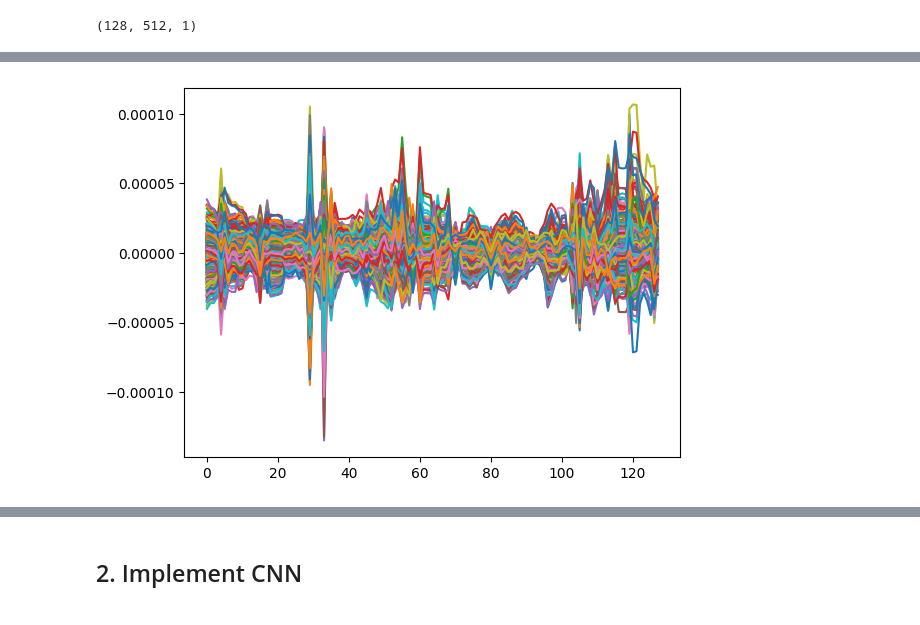
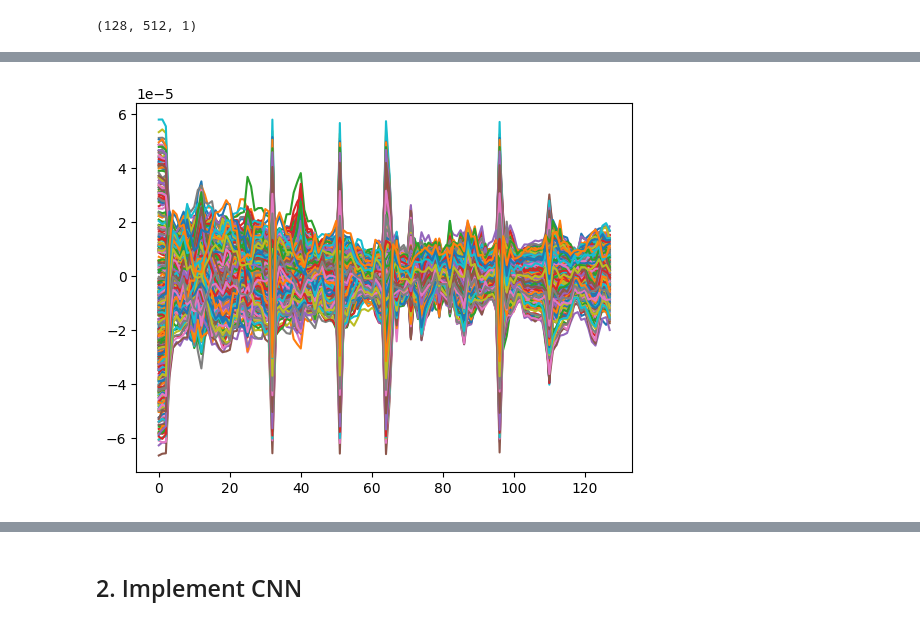
Before and after one commit to nelewerner/ml-project, a Jupyter notebook: inner-speech-drake.ipynb, the cells around one changed output, grey strips where cells are left out. Saved outputs shown, nothing was run; the diff lists cells and outputs as text; code cells hidden in the pictures.

Commit message:
Kaggle Notebook | Inner Speech - Drake | Version 18

```diff
--- a/inner-speech-drake.ipynb
+++ b/inner-speech-drake.ipynb
@@ -78,15 +90,15 @@ warnings.filterwarnings(action = "ignore", category = FutureWarning )
 # %%
 root_dir = '/kaggle/input/inner-speech-recognition/inner-speech-recognition'
 # %%
-N_S = 2
+N_S = 9
 datatype = 'eeg'
 Tstart = 1.5
 Tend = 3.5
 fs = 256
 
-X2,Y2 = Extract_data_from_subject(root_dir,N_S,datatype)
+X,Y = Extract_data_from_subject(root_dir,N_S,datatype)
 # %%
-Subj_2 = Select_time_window(X = X2, t_start = Tstart, t_end = Tend, fs = fs)
+Subj = Select_time_window(X = X, t_start = Tstart, t_end = Tend, fs = fs)
 # %%
-Subj_2_inner, Labels_2_inner = Transform_for_classificator(X = Subj_2, Y = Y2, Classes = [['ALL']], Conditions = [['Inner']])
+X, Y = Transform_for_classificator(X = Subj, Y = Y, Classes = [['ALL']], Conditions = [['Inner']])
 # %%
@@ -102,4 +224,4 @@ y = pd.get_dummies(labels)
 # %%
-plt.plot(Subj_2_inner[1,:,:]);
+plt.plot(X[1,:,:]);
 # %% [output]
-[figure, old version]
+[figure, new version]
```
Also changed, not shown: parts of 32 cells of this notebook.
